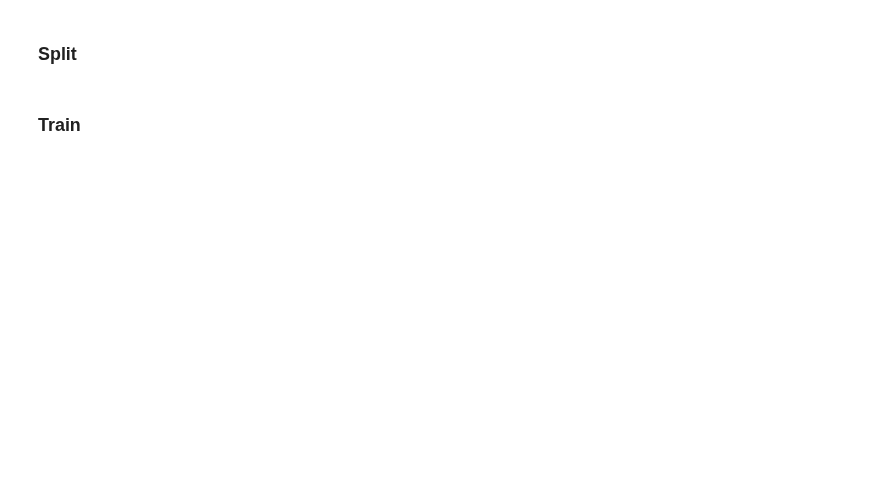
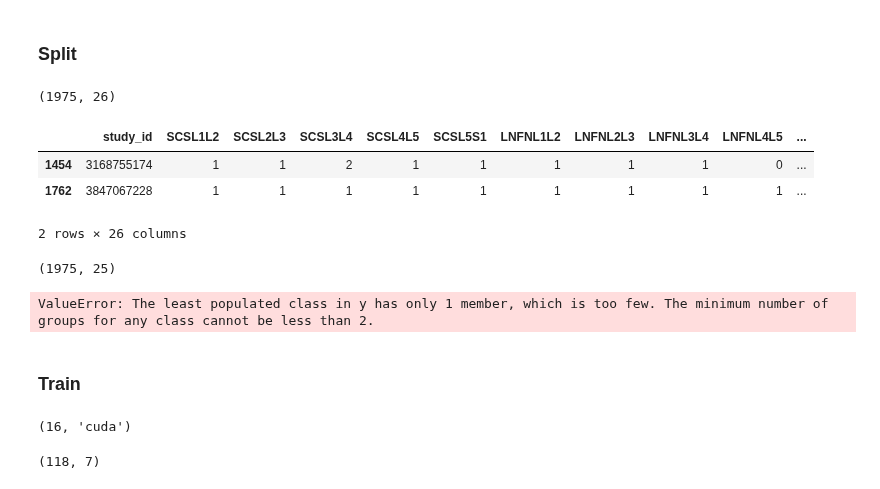
Before and after one commit to rosulucian/deep_learning_playground, a Jupyter notebook: kaggle/RSNA/rnn.ipynb, the cells around one changed output. Saved outputs shown, nothing was run; the diff lists cells and outputs as text; code cells hidden in the pictures; blank space fills up the shorter version.

Commit message:
rnn first run

```diff
--- a/kaggle/RSNA/rnn.ipynb
+++ b/kaggle/RSNA/rnn.ipynb
@@ -92,8 +92,8 @@ train_dir = Path('E:\data\RSNA2024')
 
 class CFG:
 
-    project = 'rsna-2'
-    comment = 'bottleneck'
+    project = 'lstm'
+    comment = 'first'
 
     ### model
     model_name = 'eca_nfnet_l0' # 'resnet34', 'resnet200d', 'efficientnet_b1_pruned', 'efficientnetv2_m', efficientnet_b7
@@ -110,6 +110,7 @@ class CFG:
 
     # ckpt_path = Path(r"E:\data\RSNA2024\results\ckpt\eca_nfnet_l0 5e-05 10 eps all-labels\ep_03_loss_0.15231.ckpt")
     embeds_path = Path(r"E:\data\RSNA2024\embeddings")
+    stacked_path = Path(r"E:\data\RSNA2024\embeddings_stacked")
 
     RESULTS_DIR = train_dir / 'results'
     CKPT_DIR = RESULTS_DIR / 'ckpt'
@@ -125,7 +126,7 @@ class CFG:
     MIXUP = False
 
     ### training
-    BATCH_SIZE = 1
+    BATCH_SIZE = 16
 
     ### Optimizer
     N_EPOCHS = 10
@@ -534,2 +595,37 @@ tensor([[[0.3204, 0.3345, 0.2845, 0.2863, 0.3278, 0.2983, 0.2880, 0.3148,
+# %%
+train_df.shape
+# %% [output]
+(1975, 26)
+# %%
+train_df.sample(2)
+# %% [output]
+|  | study_id | SCSL1L2 | SCSL2L3 | SCSL3L4 | SCSL4L5 | SCSL5S1 | LNFNL1L2 | LNFNL2L3 | LNFNL3L4 | LNFNL4L5 | ... |
+| 1454 | 3168755174 | 1 | 1 | 2 | 1 | 1 | 1 | 1 | 1 | 0 | ... |
+| 1762 | 3847067228 | 1 | 1 | 1 | 1 | 1 | 1 | 1 | 1 | 1 | ... |
+2 rows × 26 columns
+# %%
+train_df.iloc[:,1:].shape
+# %% [output]
+(1975, 25)
+# %%
+sss = StratifiedShuffleSplit(n_splits=1, test_size=1-CFG.split_fraction, random_state=CFG.random_seed)
+train_idx, val_idx = next(sss.split(train_df.study_id, train_df.iloc[:,1:]))
+
+t_df = train_df.iloc[train_idx]
+v_df = train_df.iloc[val_idx]
+
+t_df.shape, v_df.shape
+# %% [output]
+ValueError: The least populated class in y has only 1 member, which is too few. The minimum number of groups for any class cannot be less than 2.
 # %% [markdown]
 ### Train
+# %%
+CFG.BATCH_SIZE, CFG.device
+# %% [output]
+(16, 'cuda')
+# %%
+dm = lstm_datamodule(t_df, v_df, files_df, cfg=CFG)
+
+len(dm.train_dataloader()), len(dm.val_dataloader())
+# %% [output]
+(118, 7)
```
Also changed, not shown: parts of 18 cells of this notebook, 2 other files.
